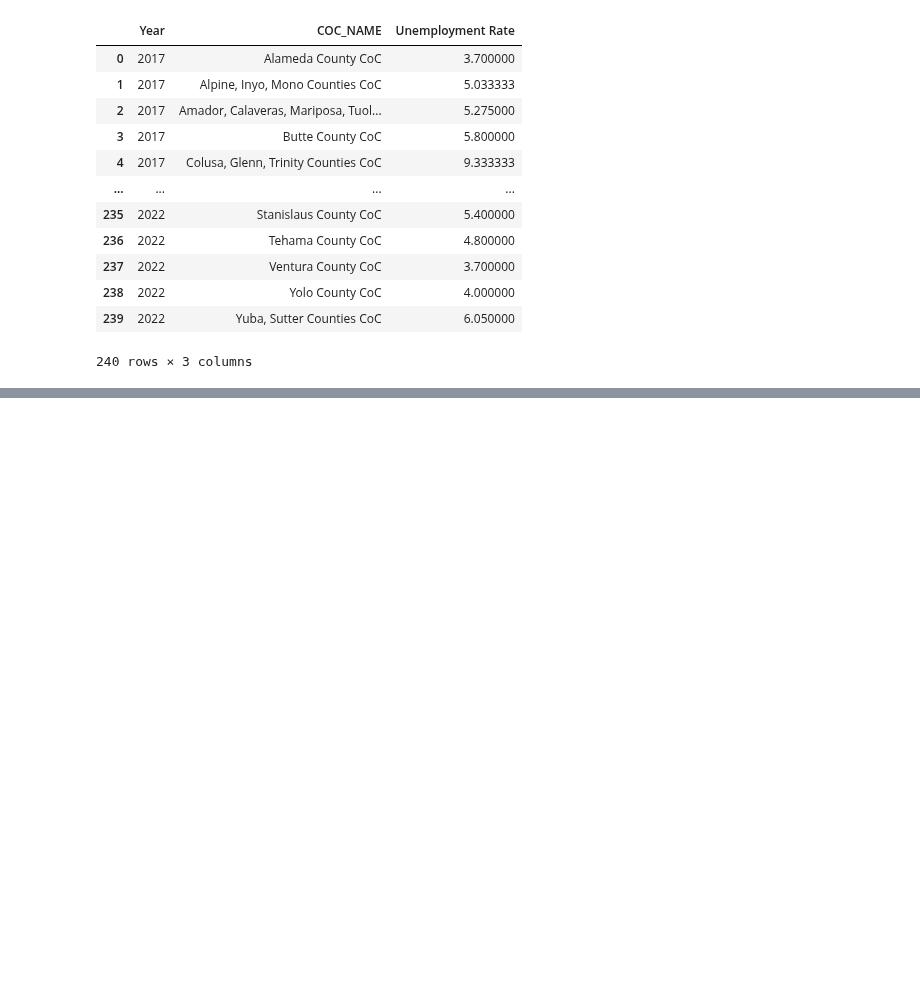
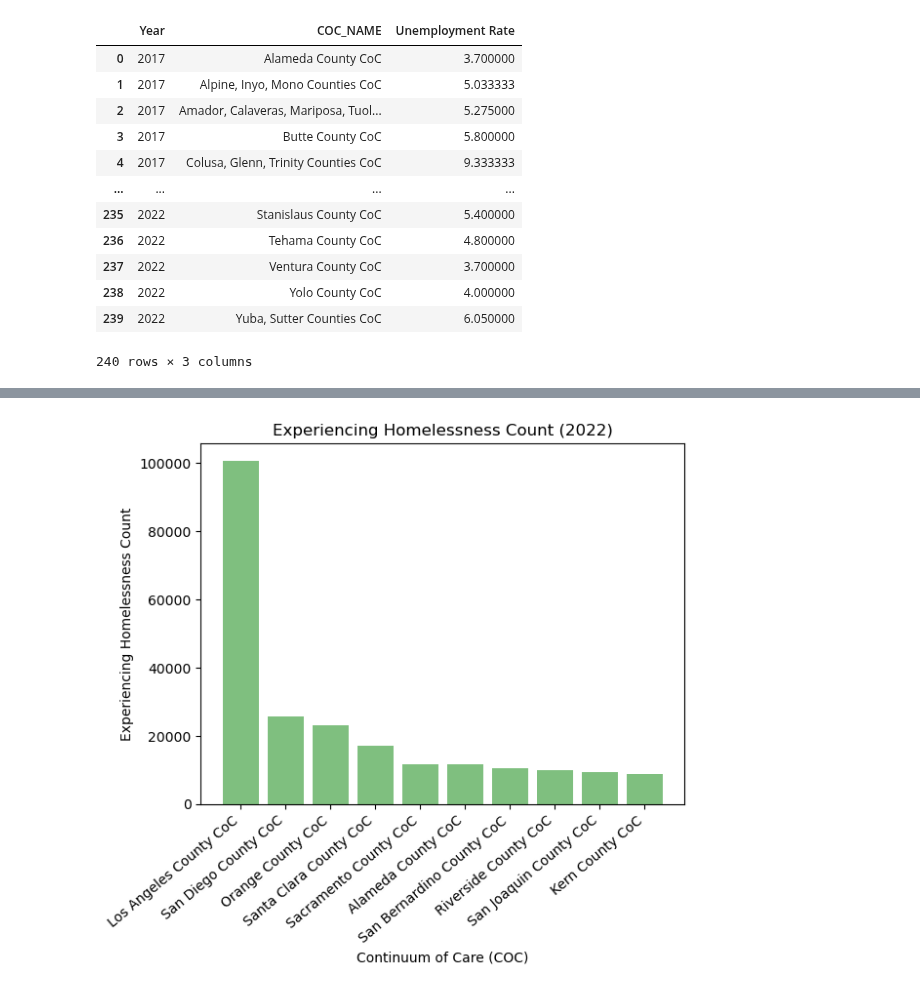
Before and after one commit to evacs/Project-1, a Jupyter notebook: matt_data_exploration.ipynb, the cells around one changed output, grey strips where cells are left out. Cells and saved outputs as stored; diff of their text form; code cells hidden in the pictures; blank space fills up the shorter version.

```diff
--- a/matt_data_exploration.ipynb
+++ b/matt_data_exploration.ipynb
@@ -306,0 +380,7 @@ total_pop_homeless
+# %%
+# Sort Homeless count in descending order and show the top,10
+homeless_count_sort = final_df.sort_values(by='Homeless Count',ascending=False)
+# %%
+# Filter for 2022 only
+homeless_count_2022 = homeless_count_sort.loc[homeless_count_sort['Year'] == 2022].iloc[:10]
+homeless_count_2022
@@ -306,0 +413,14 @@ total_pop_homeless
+# %%
+# Generate a bar plot showing the top 10 continuums of care by homeless count
+x_axis = homeless_count_2022['COC Name']
+y_axis = homeless_count_2022['Homeless Count']
+
+plt.bar(x_axis,y_axis,color='g', alpha= 0.5)
+
+plt.xlabel("Continuum of Care (COC)")
+plt.ylabel("Experiencing Homelessness Count")
+plt.xticks(rotation=40, ha = 'right')
+plt.title('Experiencing Homelessness Count (2022)')
+plt.show()
+# %% [output]
+[figure, added]
```
Also changed, not shown: parts of 15 cells of this notebook.
